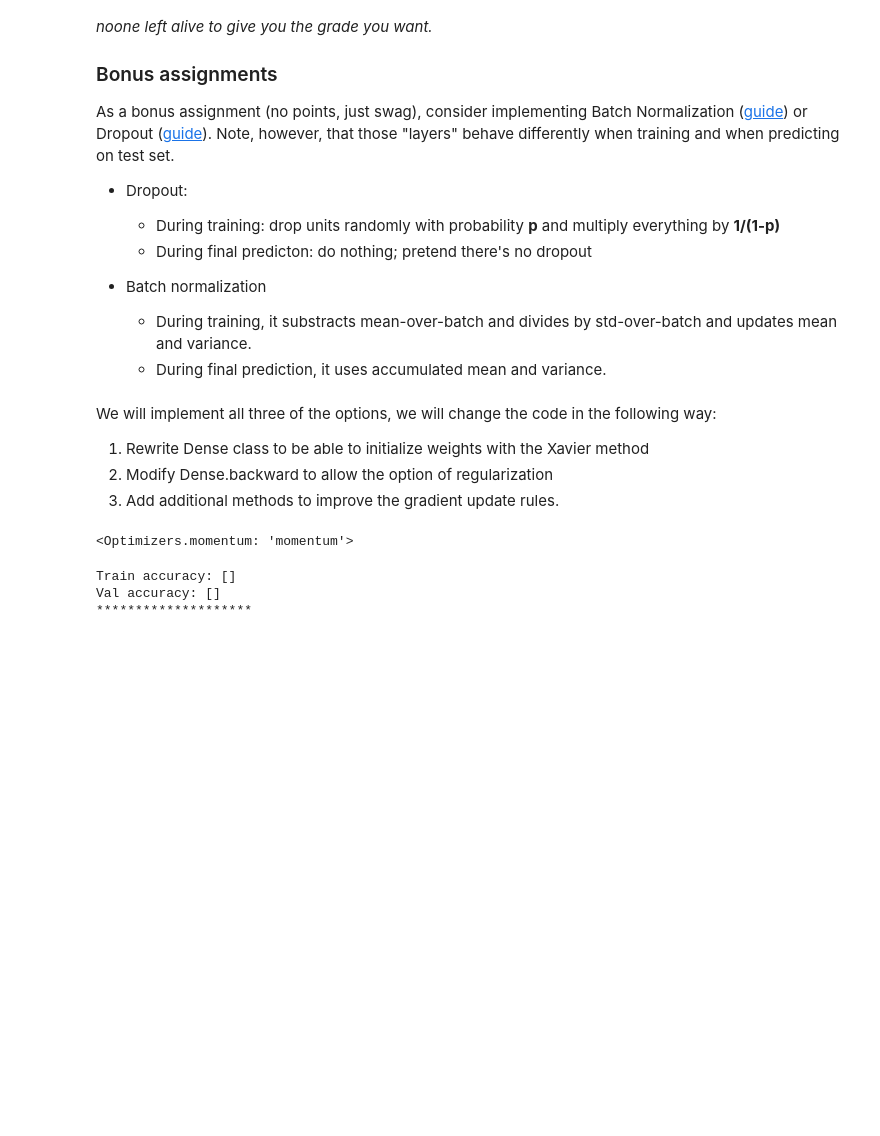
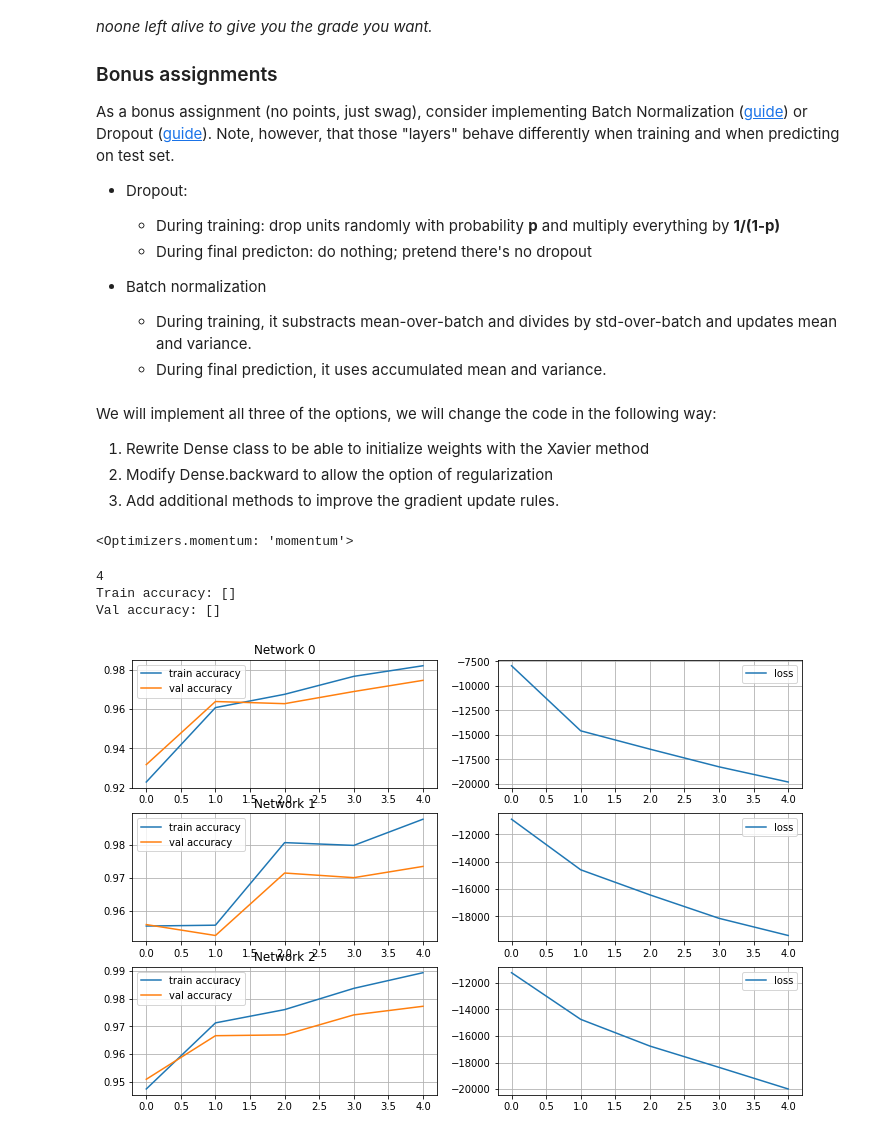
Before and after one commit to GaborBakos/deep_learning, a Jupyter notebook: NumpyNN_(honor).ipynb, the cells around one changed output. Cells and saved outputs as stored; diff of their text form; code cells hidden in the pictures; blank space fills up the shorter version.

```diff
--- a/NumpyNN_(honor).ipynb
+++ b/NumpyNN_(honor).ipynb
@@ -772,36 +772,37 @@ network_of_networks = [nn0, nn1, nn2]
 
 from IPython.display import clear_output
 from collections import defaultdict
+plt.rcParams['figure.figsize'] = [12, 8]
 train_log = defaultdict(list)
 val_log = defaultdict(list)
 loss_log = defaultdict(list)
 for epoch in range(5):
     fig, ax = plt.subplots(len(network_of_networks), 2, squeeze=False)
     for idx, nn in enumerate(network_of_networks):
         tmp = 0
         for x_batch,y_batch in iterate_minibatches(X_train,y_train,batchsize=32,shuffle=True):
             tmp += nn.train(x_batch,y_batch)
         loss_log[idx].append(tmp)
         train_log[idx].append(np.mean(nn.predict(X_train)==y_train))
         val_log[idx].append(np.mean(nn.predict(X_val)==y_val))
         clear_output()
-
-        print("Train accuracy:",train_log[-1])
-        print("Val accuracy:",val_log[-1])
+        print(epoch)
+        print("Train accuracy:",train_log)
+        print("Val accuracy:",val_log)
         ax[idx, 0].plot(train_log[idx], label='train accuracy')
         ax[idx, 0].plot(val_log[idx], label='val accuracy')
         ax[idx, 1].plot(loss_log[idx], label='loss')
         ax[idx, 0].set_title(f"Network {idx}")
     for i in range(len(network_of_networks)):
         ax[i, 0].legend()
         ax[i, 1].legend()
         ax[i, 0].legend(loc='best')
         ax[i, 1].legend(loc='best')
         ax[i, 0].grid()
         ax[i, 1].grid()
-    plt.grid()
     plt.show()
 # %% [output]
+4
 Train accuracy: []
 Val accuracy: []
-********************
+[figure, added]
```
